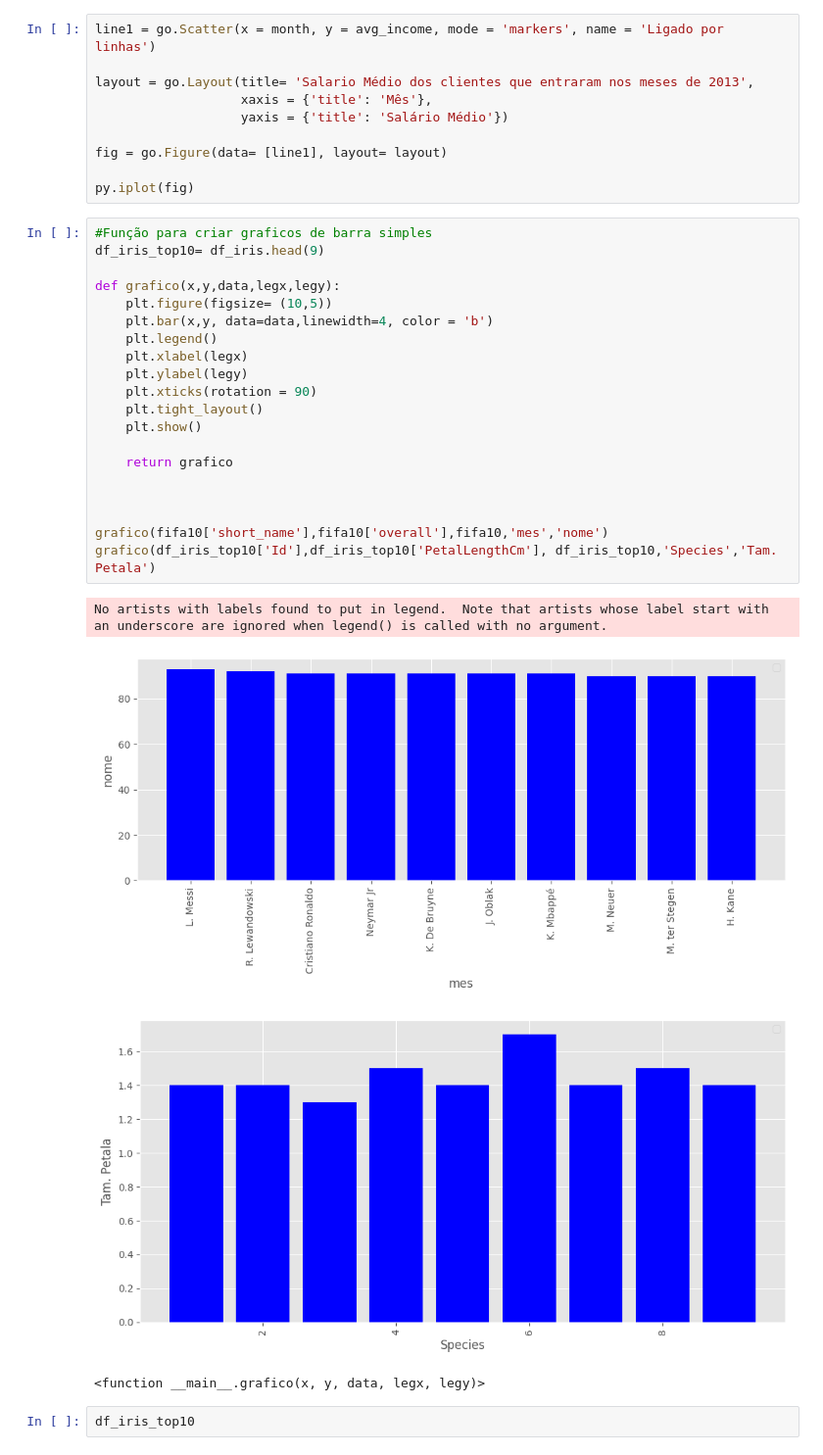
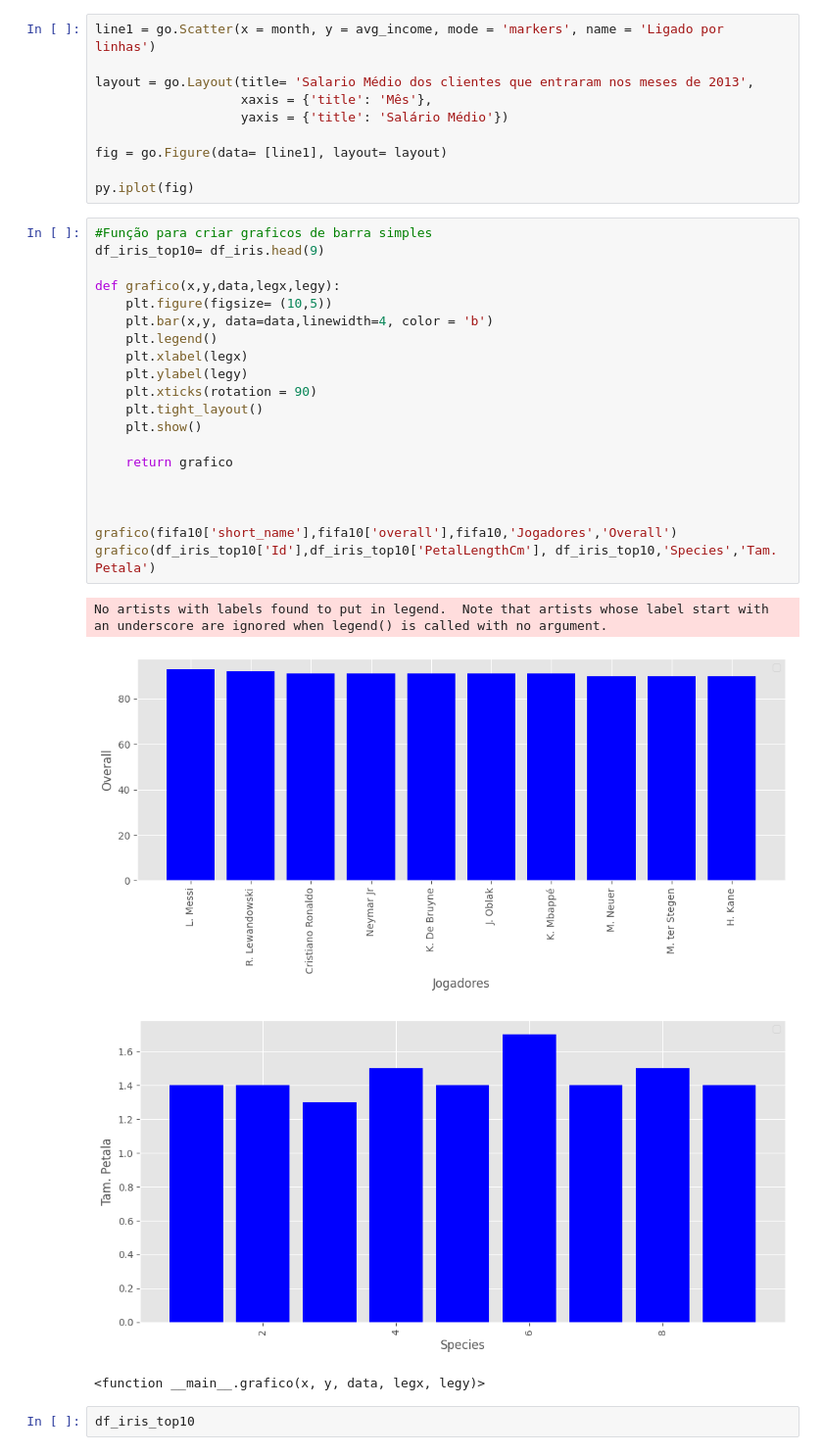
Before and after one commit to lucasghidini/AulasJupyter, a Jupyter notebook: aula1.ipynb, the cells around one changed output. Shown at 98% size. Drawn from its saved outputs; the diff is of its cells as text.

```diff
--- a/aula1.ipynb
+++ b/aula1.ipynb
@@ -674,26 +674,26 @@ py.iplot(fig)
 # %%
 #Função para criar graficos de barra simples
 df_iris_top10= df_iris.head(9)
 
 def grafico(x,y,data,legx,legy):
     plt.figure(figsize= (10,5))
     plt.bar(x,y, data=data,linewidth=4, color = 'b')
     plt.legend()
     plt.xlabel(legx)
     plt.ylabel(legy)
     plt.xticks(rotation = 90)
     plt.tight_layout()
     plt.show()
 
     return grafico
 
 
 
-grafico(fifa10['short_name'],fifa10['overall'],fifa10,'mes','nome')
+grafico(fifa10['short_name'],fifa10['overall'],fifa10,'Jogadores','Overall')
 grafico(df_iris_top10['Id'],df_iris_top10['PetalLengthCm'], df_iris_top10,'Species','Tam. Petala')
 # %% [output]
 No artists with labels found to put in legend.  Note that artists whose label start with an underscore are ignored when legend() is called with no argument.
-[figure, old version]
+[figure, new version]
 [figure]
 <function __main__.grafico(x, y, data, legx, legy)>
 # %%
```
Also changed, not shown: parts of 2 cells of this notebook.
